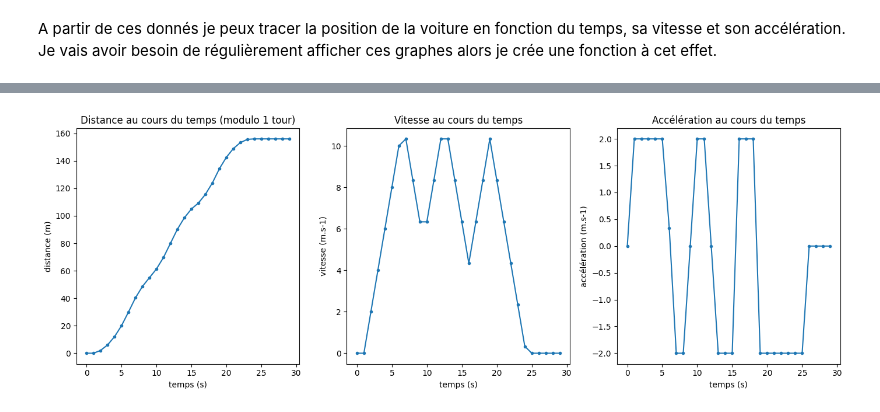
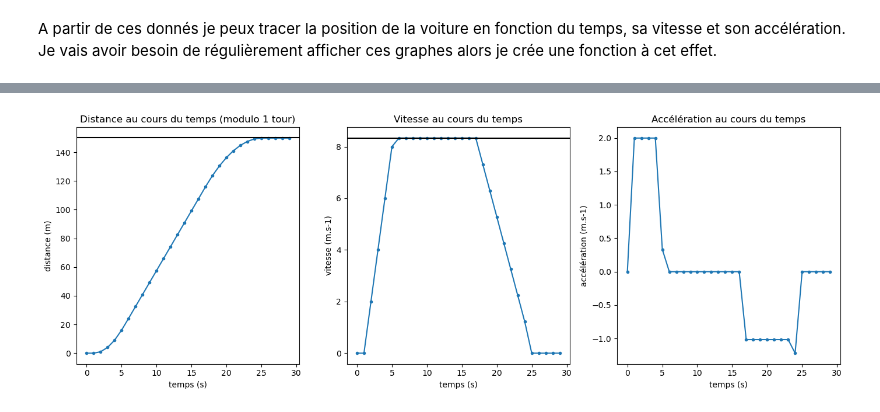
Before and after one commit to ThibautLavenant/phyMod_miniproject, a Jupyter notebook: MiniProject.ipynb, the cells around one changed output, grey strips where cells are left out. Cells and saved outputs as stored; diff of their text form; code cells hidden in the pictures.

```diff
--- a/MiniProject.ipynb
+++ b/MiniProject.ipynb
@@ -225,9 +225,9 @@ _maxSpeed = 30 / 3.6  # m.s-1
 _trackLen = 1000    # m
 
 def getCarKinematics(l_t):
-    '''Donne la position angulaire de la voiture à partir d'une liste d'instants (en secondes)'''
+    '''Donne la position de la voiture à partir d'une liste d'instants (en secondes)'''
     retVal = np.empty((3, len(l_t)))
-    # Angle
+    # Position
     retVal[0, :] = np.mod(_maxSpeed * l_t, _trackLen)
     # Vitesse
     retVal[1, :] = np.ones(len(l_t)) * _maxSpeed
@@ -255,6 +255,7 @@ def showCarKinematics(np_carKinematics):
     axs[1].set_title('Vitesse au cours du temps')
     axs[1].set_xlabel('temps (s)')
     axs[1].set_ylabel('vitesse (m.s-1)')
+    axs[1].axhline(_maxSpeed, color='black')
 
     axs[2].plot(np_times, np_carKinematics[2, :], '.-')
     axs[2].set_title('Accélération au cours du temps')
@@ -318,53 +360,85 @@ On cherche à trouver la distance d'arrêt si on freine au minimum. En résolvan
 # %%
-def getBreakingForce(pos, speed) :
-    # Calcule la distance d'arrêt si on freine au minimum
-    timeBreaking = speed / _breakMin
-    breakingDistance = 1/2 * _breakMin*timeBreaking**2 + speed*timeBreaking + pos
-    print(f"A la pos {pos:.1f} et vitese {speed:.1f} on s'arrête en {timeBreaking:.1f}s soit {breakingDistance:.1f}m")
+_obstaclePos = 150
 
-    # TODO calculer la force de freinage dans le range min max
-    if (breakingDistance > 150) :
-        return _breakMin
-    else :
+def getBreakingForce(delta_t, relDis, speed) :
+    '''Donne la force de freinage nécessaire en cas d'obstacle imminent'''
+    if (speed * delta_t > relDis) :
+        return speed / delta_t
+
+    # On calcule le freinage voulu pour atteindre une vitesse de 0 à la distance d
+    desiredBreaking = 1/2 * speed**2/relDis
+    if (desiredBreaking < _breakMin):
+        desiredBreaking = 0
+    elif (desiredBreaking > _breakMax):
+        desiredBreaking = _breakMax
+    return desiredBreaking
+
+def getAccelForce(delta_t, relDis, speed) :
+    '''Donne l'accélération souhaitée pour atteindre la vitesse max'''
+    if ((speed + _accelMin * delta_t) * delta_t > relDis) :
         return 0
 
+    # On calcule l'accéléretion voulue pour atteindre la vitesse cible en un intervalle de temps
+    desiredAccel = min((_maxSpeed - speed) / delta_t, _accelMax)
+    if (desiredAccel < _accelMin):
+        desiredAccel = 0
+    return desiredAccel
+
 def getCarKinematics(l_t):
-    '''Donne la position angulaire de la voiture à partir d'une liste d'instants (en secondes)'''
+    '''Donne la position de la voiture à partir d'une liste d'instants (en secondes)'''
     retVal = np.empty((3, len(l_t)))
 
     # Conditions initiales
     retVal[0, 0] = 0
     retVal[1, 0] = 0
-    retVal[2, 0] = 0
 
     # Cette fois on utilise une approche instant par instant pour que la voiture puisse réagir à la situation
-    for i in range(1, len(l_t)) :
+    for i in range(len(l_t)) :
+        #print(f"t = {i}")
         delta_t = l_t[i] - l_t[i-1]
 
+        if (i > 0) :
+            retVal[1, i] = max(retVal[1, i-1] + retVal[2, i-1] * delta_t, 0)
+            retVal[0, i] = retVal[0, i-1] + (retVal[1, i] + retVal[1, i-1]) * delta_t / 2
+
         # On récupère la force de freinage dues aux obstacles
-        breakingForce = getBreakingForce(retVal[0, i-1], retVal[1, i-1])
+        breakingForce = getBreakingForce(delta_t, _obstaclePos - retVal[0, i], retVal[1, i])
         if (breakingForce > 0) :
             # On freine à cause d'un obstacle
-
-            # TODO éviter les vitesses négatives avec un meilleur algo
-            if (retVal[1, i-1] > 0):
-                retVal[2, i] = -breakingForce
-            else :
-                retVal[2, i] = 0
-        elif (retVal[1, i-1] < _maxSpeed) :
+            retVal[2, i] = -breakingForce
+        elif (retVal[1, i] < _maxSpeed) :
             # On calcule l'accéléretion voulue pour atteindre la vitesse cible en un intervalle de temps
-            desiredAccel = min((_maxSpeed - retVal[1, i-1]) / delta_t, _accelMax)
-            if (desiredAccel < _accelMin):
-                desiredAccel = 0
-            retVal[2, i] = desiredAccel
+            retVal[2, i] = getAccelForce(delta_t, _obstaclePos - retVal[0, i], retVal[1, i])
         elif (retVal[1, i-1] > _maxSpeed) :
             retVal[2, i] = -_breakMin
         else :
             retVal[2, i] = 0
+        #print(f"\tp = {retVal[0, i]:.2f} v = {retVal[1, i]:.2f} accel = {retVal[2, i]:.2f}")
+    return retVal
 
-        retVal[1, i] = max(retVal[1, i-1] + retVal[2, i-1] * delta_t, 0) # Pas de vitesse négative
-        retVal[0, i] = retVal[0, i-1] + retVal[1, i] * delta_t
-    return retVal
+def showCarKinematics(np_carKinematics):
+    # configuration de la grille de plots
+    fig, axs = plt.subplots(1, 3, figsize=(14, 5))
+
+    axs[0].plot(np_times, np_carKinematics[0, :], '.-')
+    axs[0].set_title('Distance au cours du temps (modulo 1 tour)')
+    axs[0].set_xlabel('temps (s)')
+    axs[0].set_ylabel('distance (m)')
+    axs[0].axhline(150, color='black')
+
+    axs[1].plot(np_times, np_carKinematics[1, :], '.-')
+    axs[1].set_title('Vitesse au cours du temps')
+    axs[1].set_xlabel('temps (s)')
+    axs[1].set_ylabel('vitesse (m.s-1)')
+    axs[1].axhline(_maxSpeed, color='black')
+
+    axs[2].plot(np_times, np_carKinematics[2, :], '.-')
+    axs[2].set_title('Accélération au cours du temps')
+    axs[2].set_xlabel('temps (s)')
+    axs[2].set_ylabel('accélération (m.s-1)')
+
+    plt.tight_layout(w_pad=1, h_pad=1)
+    plt.show()
 
 # On affiche la nouvelle cinématique
 np_times = np.arange(0, 30, 1) # en secondes
@@ -390 +447 @@ A la pos 156.0 et vitese 0.0 on s'arrête en 0.0s soit 156.0m
-[figure, old version]
+[figure, new version]
```
Also changed, not shown: parts of 8 cells of this notebook, 1 other file.
